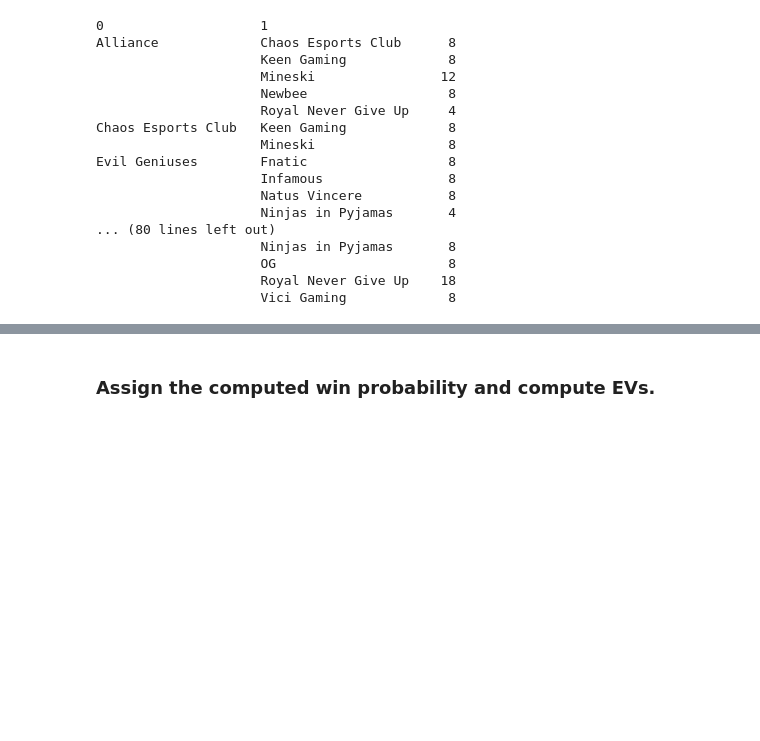
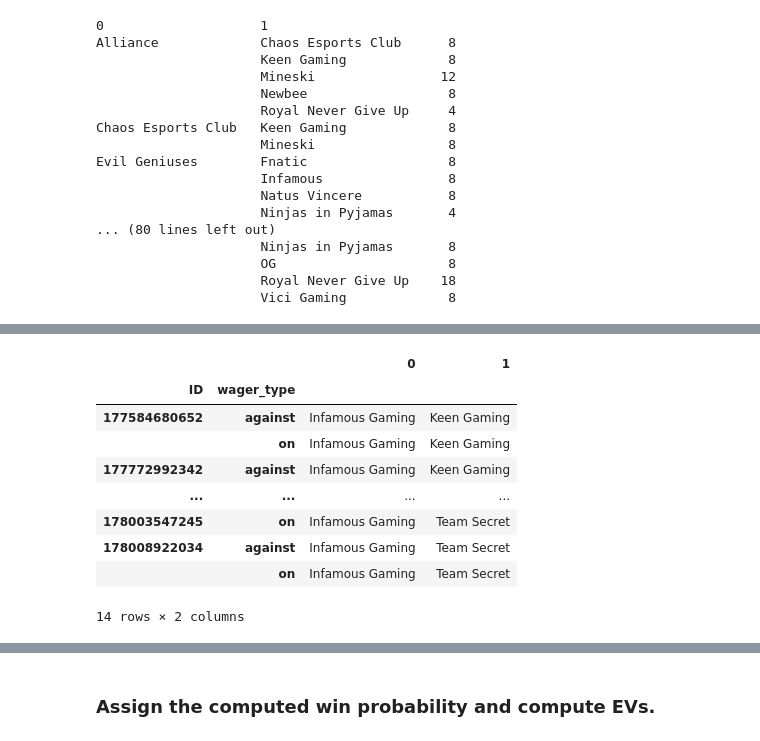
Before and after one commit to yl3/dota2, a Jupyter notebook: notebooks/15-test_fairlay_to_predictions.20190823.ipynb, the cells around one changed output, grey strips where cells are left out. Drawn from its saved outputs; the diff is of its cells as text; code cells hidden in the pictures; blank space fills up the shorter version.

```diff
--- a/notebooks/15-test_fairlay_to_predictions.20190823.ipynb
+++ b/notebooks/15-test_fairlay_to_predictions.20190823.ipynb
@@ -198,3 +215,18 @@ Evil Geniuses        Fnatic                  8
+# %%
+for i in (0, 1):
+    fl_f_teams[i][fl_f_teams[i] == 'Infamous'] = 'Infamous Gaming'
+fl_f_teams.loc[fl_f_teams[0].str.startswith('Infamous')]
+# %% [output]
+|  |  | 0 | 1 |
+| ID | wager_type |  |  |
+| 177584680652 | against | Infamous Gaming | Keen Gaming |
+|  | on | Infamous Gaming | Keen Gaming |
+| 177772992342 | against | Infamous Gaming | Keen Gaming |
+| ... | ... | ... | ... |
+| 178003547245 | on | Infamous Gaming | Team Secret |
+| 178008922034 | against | Infamous Gaming | Team Secret |
+|  | on | Infamous Gaming | Team Secret |
+14 rows × 2 columns
 # %%
 pred_win_prob = match_pred.map_win_prob(
     fl_f_teams[0],
```
Also changed, not shown: parts of 3 cells of this notebook, 1 other file.
